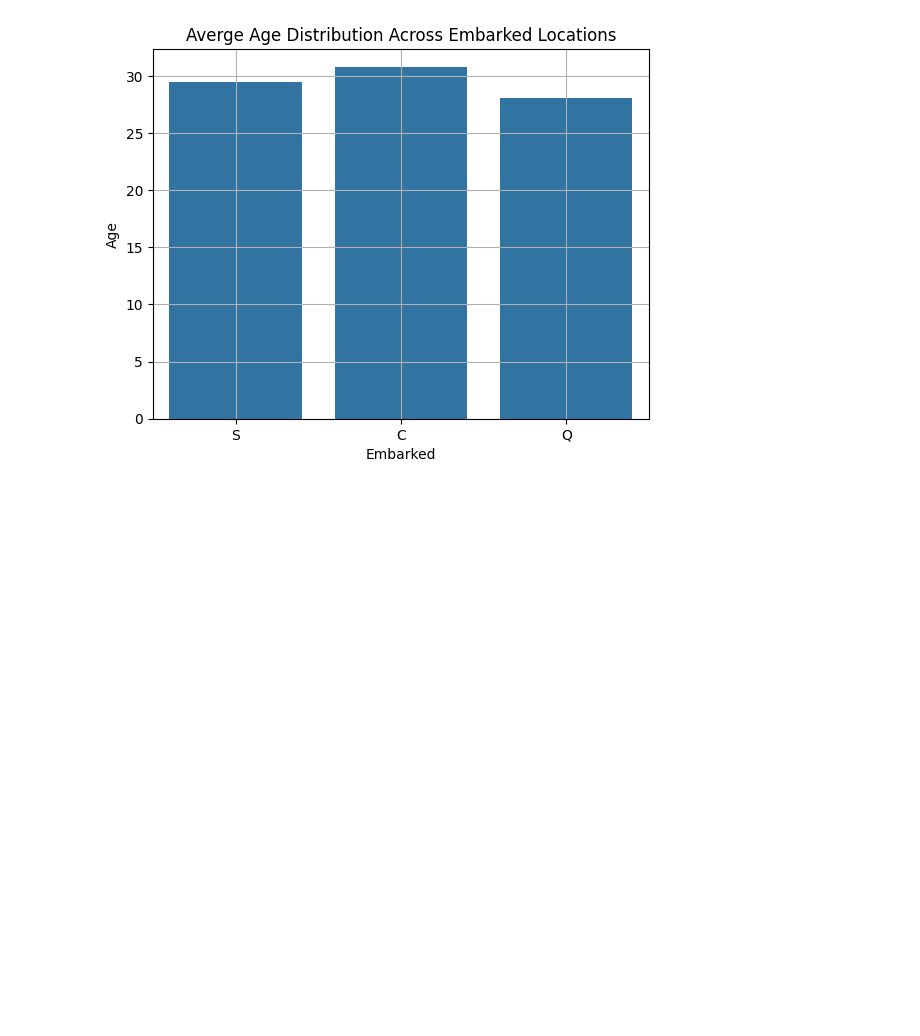
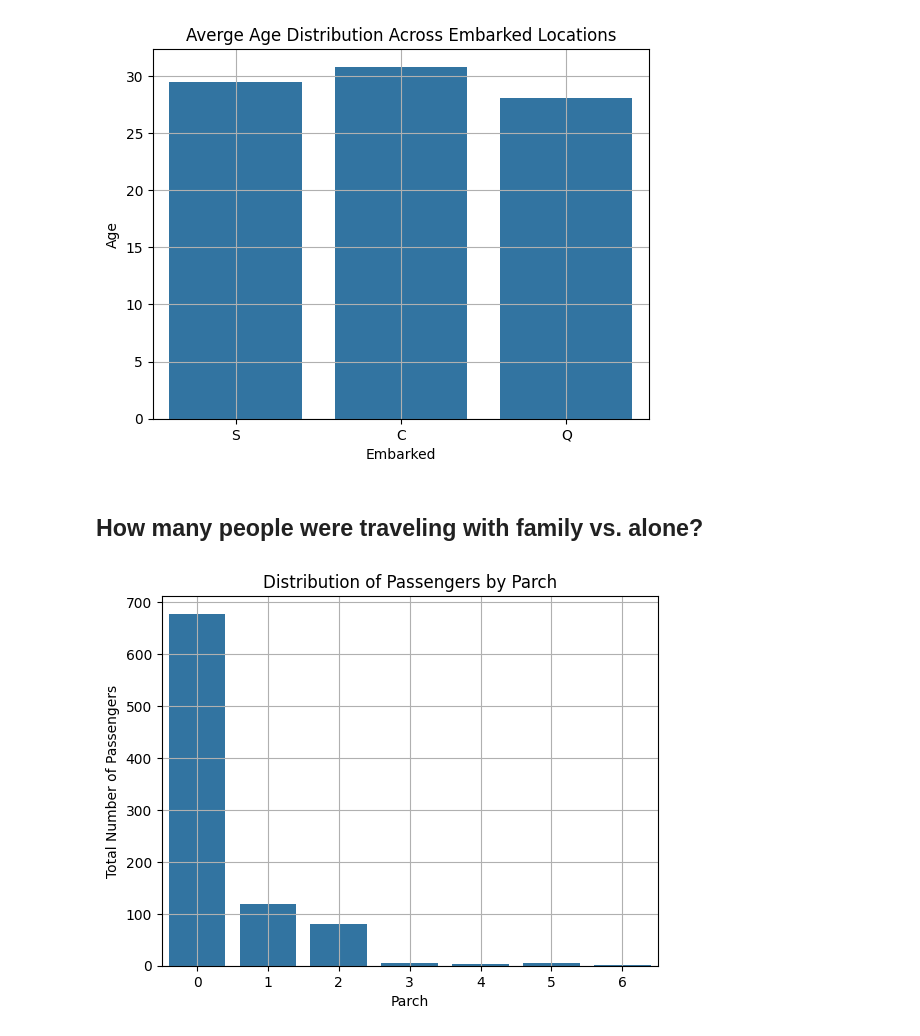
Before and after one commit to Dipanshu2103/TITANIC-REPORT-ANALYSIS, a Jupyter notebook: Titanic Visualiztion.ipynb, the cells around one changed output. Drawn from its saved outputs; the diff is of its cells as text; code cells hidden in the pictures; blank space fills up the shorter version.

```diff
--- a/Titanic Visualiztion.ipynb
+++ b/Titanic Visualiztion.ipynb
@@ -342,3 +342,13 @@ plt.show()
 # Q → Queenstown (Ireland)
 # %% [output]
 [figure]
+# %% [markdown]
+## How many people were traveling with family vs. alone?
+# %%
+sns.countplot(data=df, x='Parch')
+plt.title("Distribution of Passengers by Parch")
+plt.ylabel("Total Number of Passengers")
+plt.grid()
+plt.show()
+# %% [output]
+[figure, added]
```
Also changed, not shown: parts of 2 cells of this notebook.
